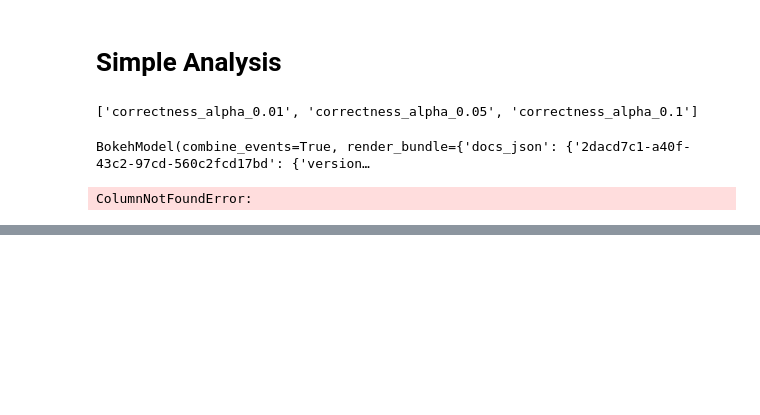
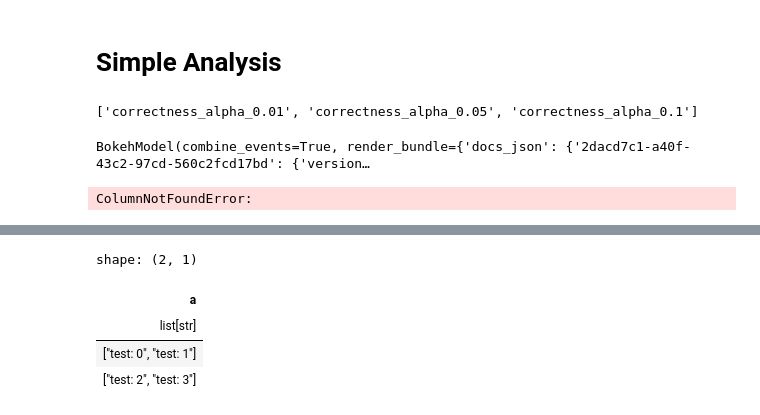
Before and after one commit to maxhahn/fedci, a Jupyter notebook: eval.ipynb, the cells around one changed output, grey strips where cells are left out. Saved outputs shown, nothing was run; the diff lists cells and outputs as text; code cells hidden in the pictures; blank space fills up the shorter version.

```diff
--- a/eval.ipynb
+++ b/eval.ipynb
@@ -239,0 +312,8 @@ BokehModel(combine_events=True, render_bundle={'docs_json': {'236d9032-9b24-4f10
+# %%
+pl.DataFrame(d2).select(pl.col('a').list.eval(pl.format('test: {}', pl.element())))
+# %% [output]
+shape: (2, 1)
+| a |
+| list[str] |
+| ["test: 0", "test: 1"] |
+| ["test: 2", "test: 3"] |
```
Also changed, not shown: parts of 18 cells of this notebook, 6 other files.
